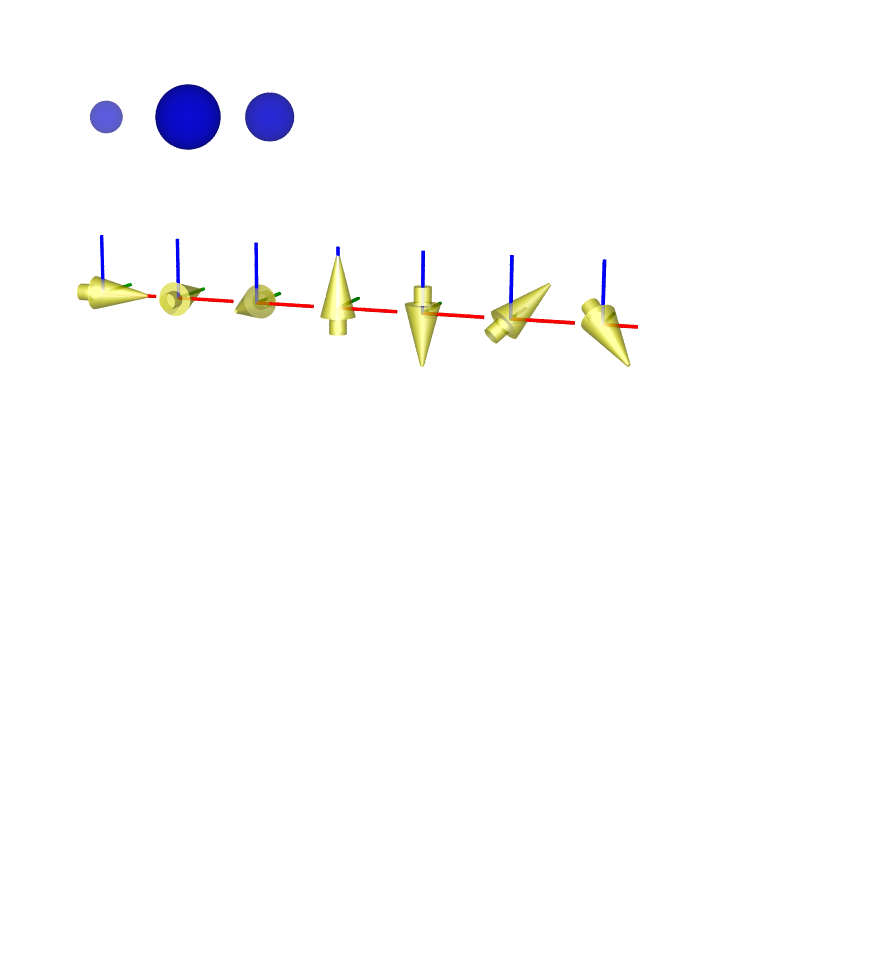
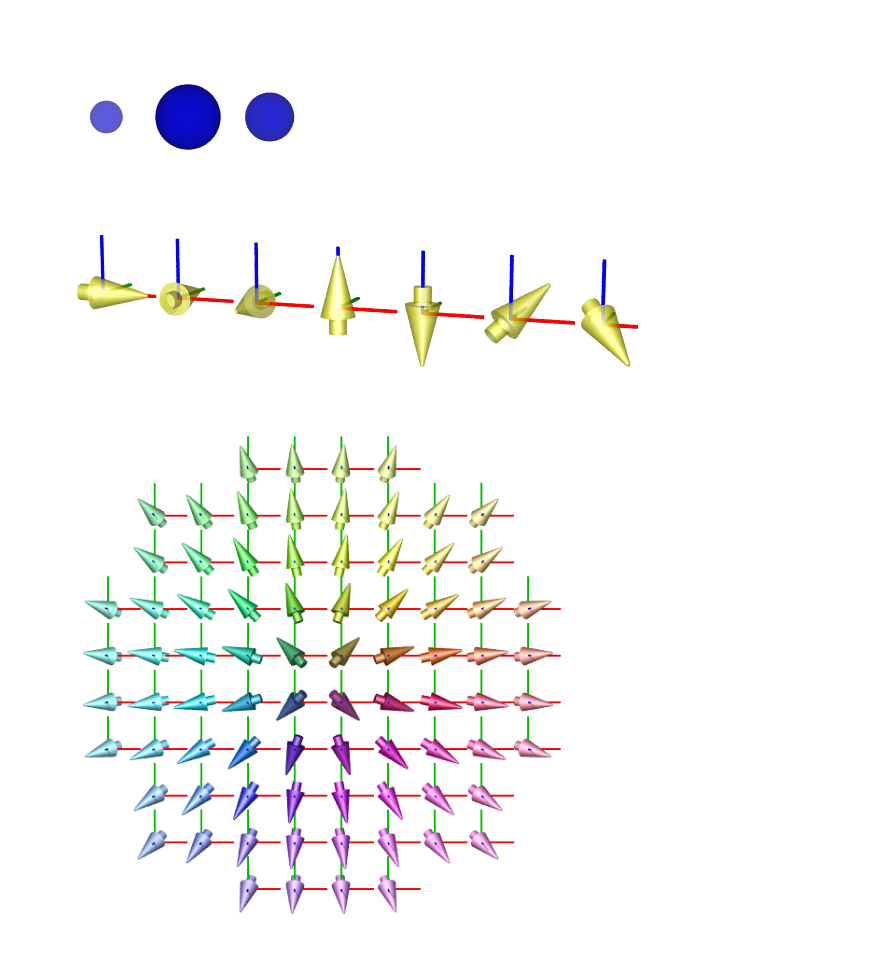
Before and after one commit to daizutabi/fdray, a Jupyter notebook: docs/notebooks/data/field.ipynb, the cells around one changed output. Cells and saved outputs as stored; diff of their text form; code cells hidden in the pictures; blank space fills up the shorter version.

```diff
--- a/docs/notebooks/data/field.ipynb
+++ b/docs/notebooks/data/field.ipynb
@@ -47,3 +49,29 @@ Scene(
 ).render(600, 150)
 # %% [output]
 [figure]
+# %%
+x, y = np.meshgrid(np.arange(-4.5, 5), np.arange(-5.5, 6))
+n = np.sqrt(x**2 + y**2)
+mask = n < 5
+field = np.stack([y / n, x / n, 0.3 * (n - np.sqrt(5))], axis=-1)
+norms = np.linalg.norm(field, axis=-1)
+field = field / norms[..., None]
+
+
+def get_arrow(x):
+    return Merge(
+        Cone((-0.1, 0, 0), 0.2, (0.6, 0, 0), 0.02),
+        Cylinder((-0.3, 0, 0), (0, 0, 0), 0.1),
+        Color(Vector(x).encode_direction()),
+        Finish(specular=0.3, brilliance=3),
+    ).align(x)
+
+
+Scene(
+    Camera(-90, 90, view_scale=6),
+    LightSource((0.4, 30, 40), "white"),
+    LightSource(0, "white"),
+    from_field(field, lambda x: (get_arrow(x), axes), mask=mask),
+).render(600, 600)
+# %% [output]
+[figure, added]
```
Also changed, not shown: parts of 2 cells of this notebook, 3 other files.
